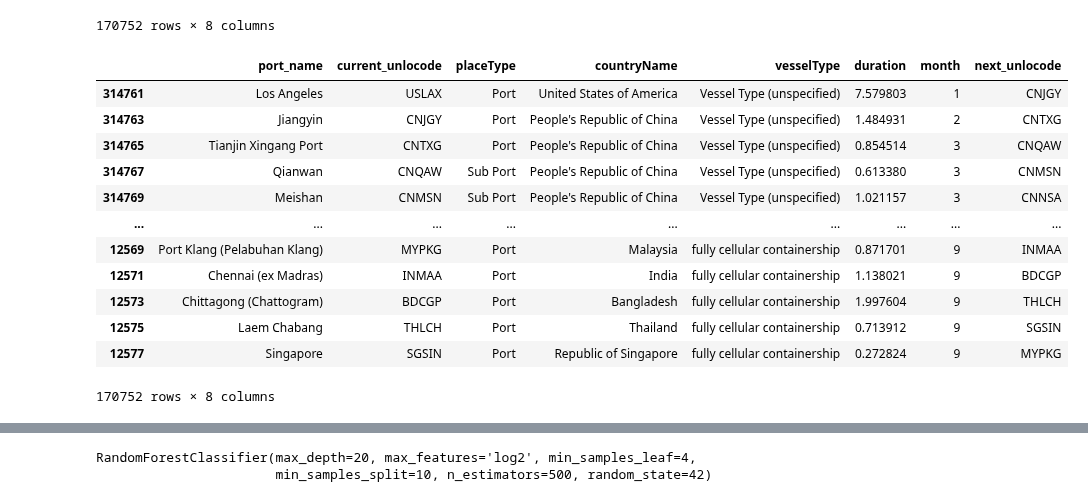
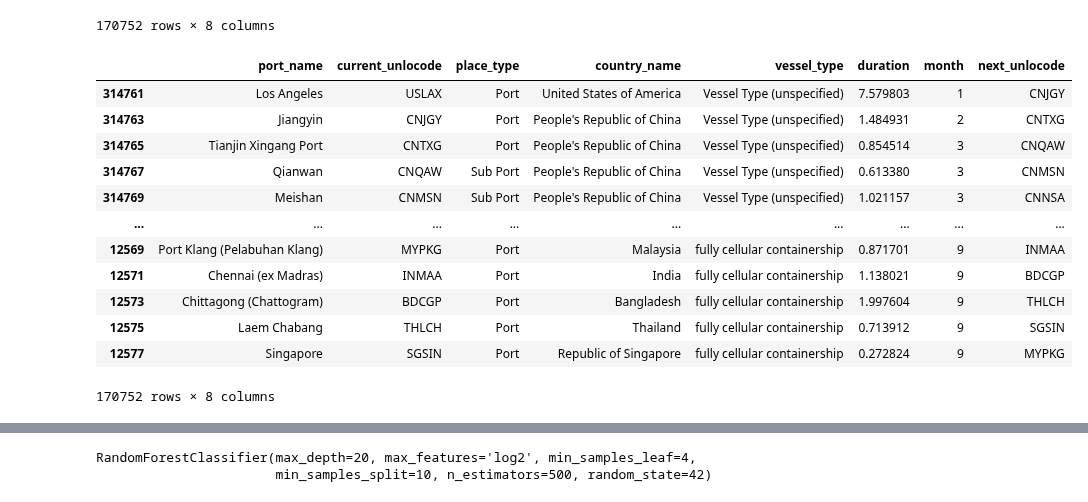
Before and after one commit to SySyAli/ais_port_prediction, a Jupyter notebook: notebooks/random_forest2_unlocode.ipynb, the cells around one changed output, grey strips where cells are left out. Drawn from its saved outputs; the diff is of its cells as text; code cells hidden in the pictures.

```diff
--- a/notebooks/random_forest2_unlocode.ipynb
+++ b/notebooks/random_forest2_unlocode.ipynb
@@ -66,10 +66,10 @@ pre_df
 | 12577 | Singapore | SGSIN | Port | Republic of Singapore | fully cellular containership | 0.272824 | ... |
 170752 rows × 8 columns
 # %%
-df = pre_df.rename(columns={'place.unlocode':'current_unlocode', 'place.placeName':'port_name','vessel.vesselType':'vesselType', 'place.placeType': 'placeType', 'place.countryName': 'countryName'})
+df = pre_df.rename(columns={'place.unlocode':'current_unlocode', 'place.placeName':'port_name','vessel.vesselType':'vessel_type', 'place.placeType': 'place_type', 'place.countryName': 'country_name'})
 df
 # %% [output]
-|  | port_name | current_unlocode | placeType | countryName | vesselType | duration | month | next_unlocode |
+|  | port_name | current_unlocode | place_type | country_name | vessel_type | duration | month | next_unlocode |
 | 314761 | Los Angeles | USLAX | Port | United States of America | Vessel Type (unspecified) | 7.579803 | 1 | CNJGY |
 | 314763 | Jiangyin | CNJGY | Port | People's Republic of China | Vessel Type (unspecified) | 1.484931 | 2 | CNTXG |
 | 314765 | Tianjin Xingang Port | CNTXG | Port | People's Republic of China | Vessel Type (unspecified) | 0.854514 | 3 | CNQAW |
```
Also changed, not shown: parts of 25 cells of this notebook.
